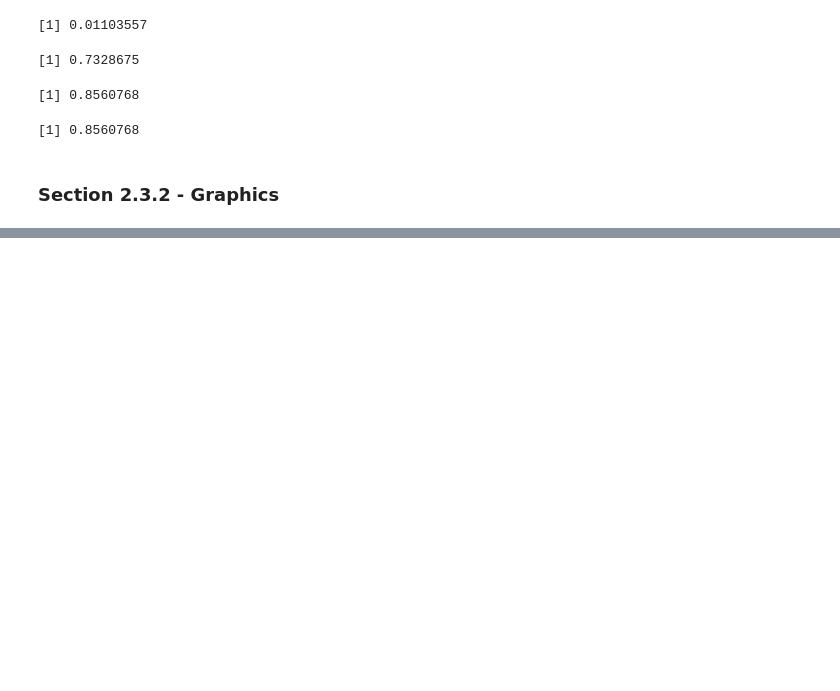
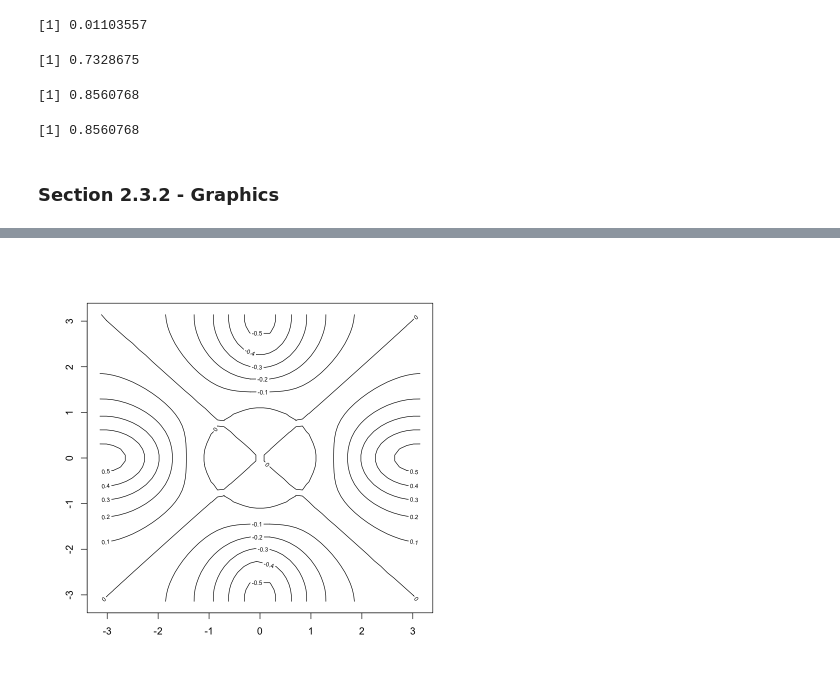
Before and after one commit to Corneliusluis/islr-code, a Jupyter notebook: r-version/ISLR-Ch-2.ipynb, the cells around one changed output, grey strips where cells are left out. Drawn from its saved outputs; the diff is of its cells as text; code cells hidden in the pictures; blank space fills up the shorter version.

```diff
--- a/r-version/ISLR-Ch-2.ipynb
+++ b/r-version/ISLR-Ch-2.ipynb
@@ -134,0 +193,5 @@ sd(y)
+# %%
+fa = (f - t(f)) / 2
+contour(x, y, fa, nlevels = 15)
+# %% [output]
+[figure, added]
```
Also changed, not shown: parts of 12 cells of this notebook, 1 other file.
